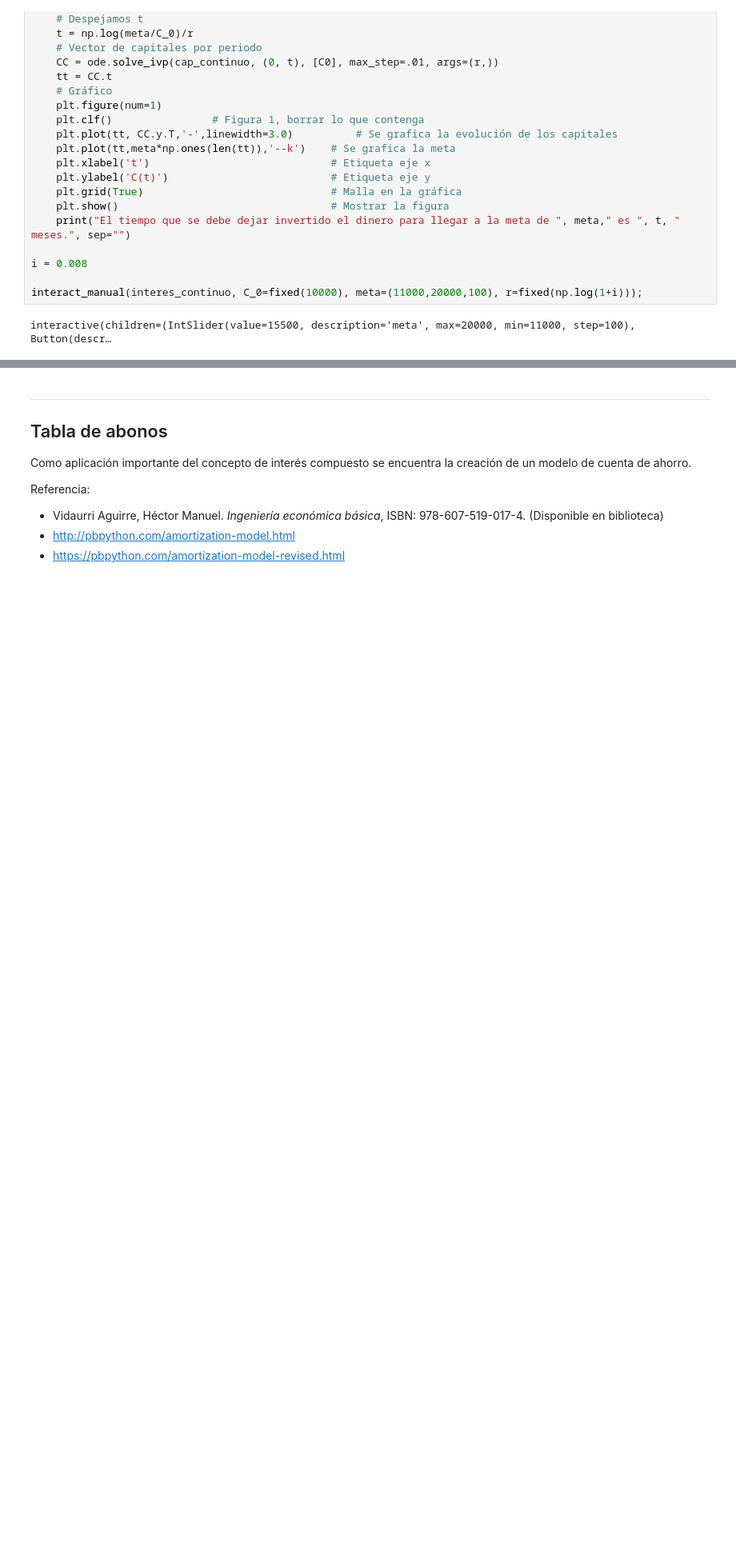
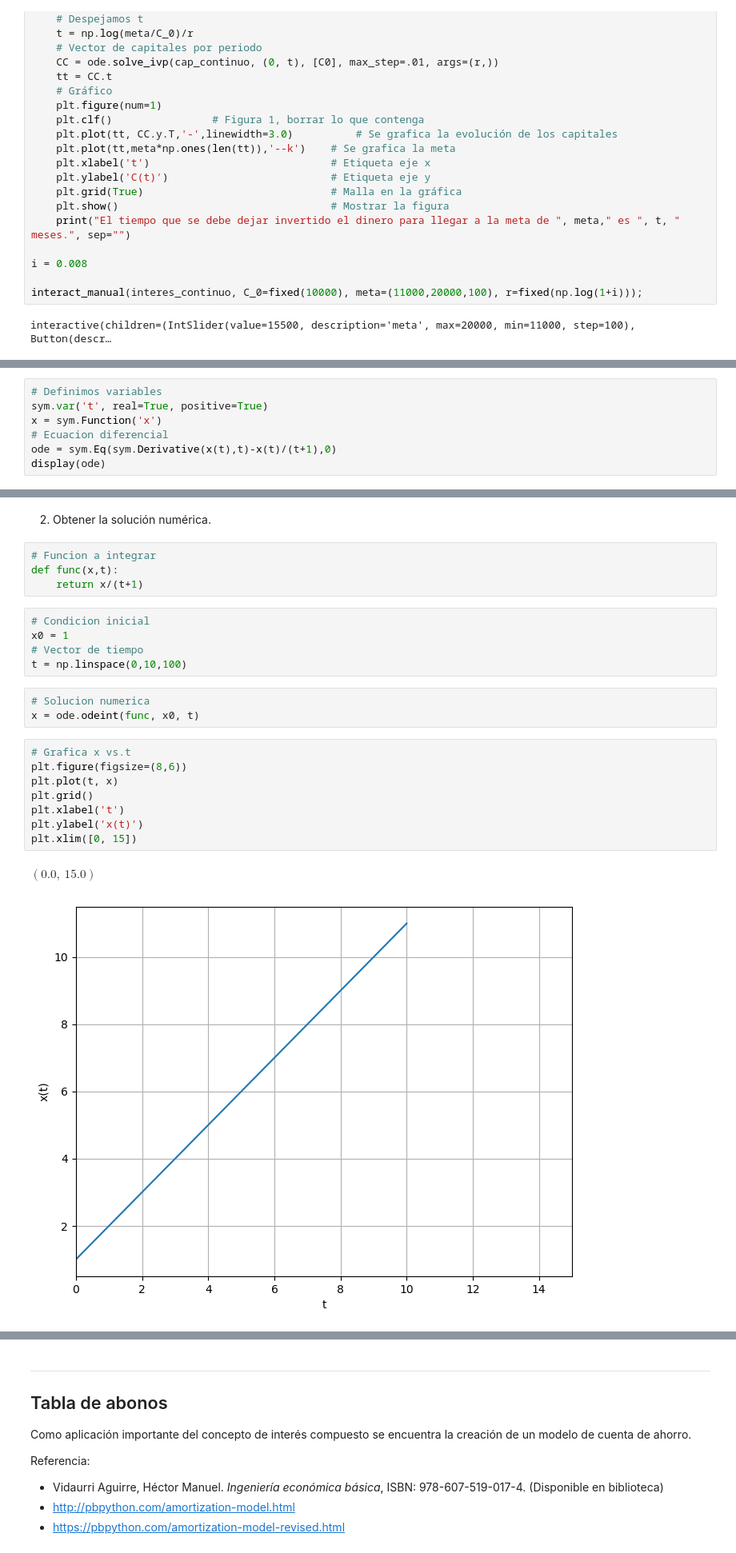
Before and after one commit to odjaramilloz/SimMat-2023-2, a Jupyter notebook: Modulo 3/Clase18_ModeloAhorro.ipynb, the cells around one changed output, grey strips where cells are left out. Shown: that part at 80% size. Cells and saved outputs as stored; diff of their text form; blank space fills up the shorter version.

```diff
--- a/Modulo 3/Clase18_ModeloAhorro.ipynb
+++ b/Modulo 3/Clase18_ModeloAhorro.ipynb
@@ -339,0 +351,7 @@ interactive(children=(IntSlider(value=15500, description='meta', max=20000, min=
+# %%
+# Definimos variables
+sym.var('t', real=True, positive=True)
+x = sym.Function('x')
+# Ecuacion diferencial
+ode = sym.Eq(sym.Derivative(x(t),t)-x(t)/(t+1),0)
+display(ode)
@@ -339,0 +364,25 @@ interactive(children=(IntSlider(value=15500, description='meta', max=20000, min=
+# %% [markdown]
+2. Obtener la solución numérica.
+# %%
+# Funcion a integrar
+def func(x,t):
+    return x/(t+1)
+# %%
+# Condicion inicial
+x0 = 1
+# Vector de tiempo
+t = np.linspace(0,10,100)
+# %%
+# Solucion numerica
+x = ode.odeint(func, x0, t)
+# %%
+# Grafica x vs.t
+plt.figure(figsize=(8,6))
+plt.plot(t, x)
+plt.grid()
+plt.xlabel('t')
+plt.ylabel('x(t)')
+plt.xlim([0, 15])
+# %% [output]
+$\displaystyle \left( 0.0, \  15.0\right)$
+[figure, added]
```
Also changed, not shown: parts of 16 cells of this notebook, 2 other files.
